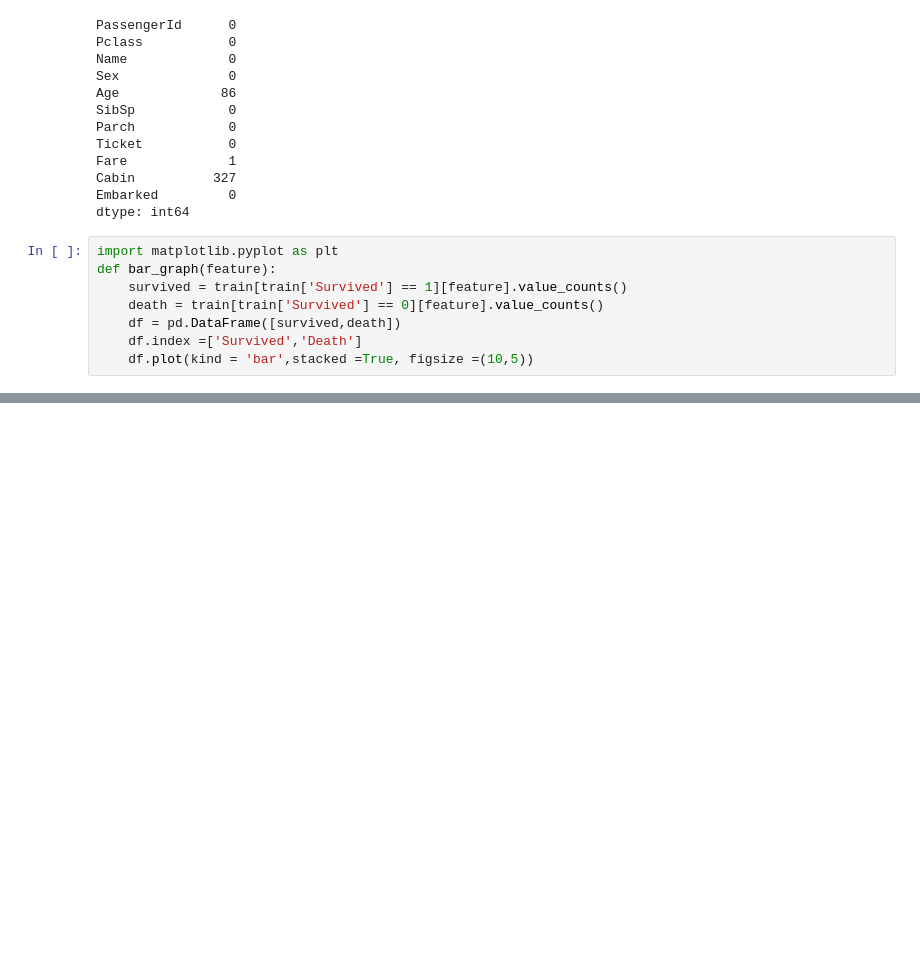
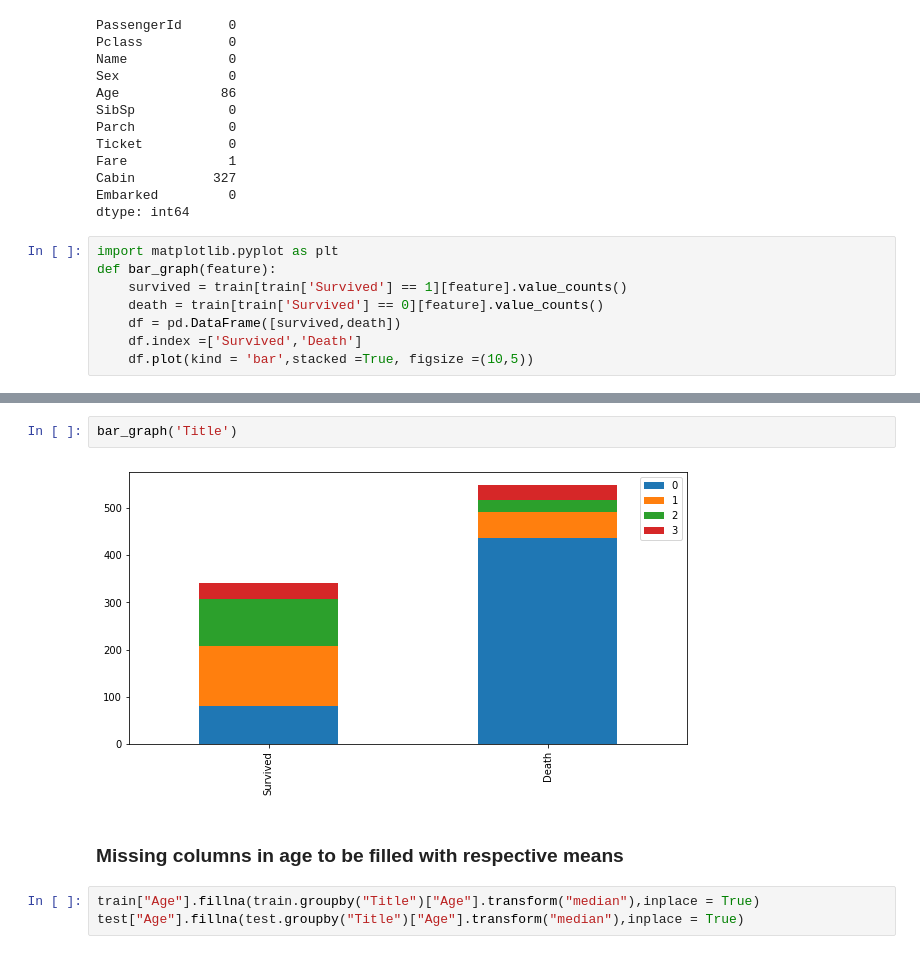
Before and after one commit to Aayushijain64/WAC-DataScience, a Jupyter notebook: Day 5/Titanic_Dataset.ipynb, the cells around one changed output, grey strips where cells are left out. Saved outputs shown, nothing was run; the diff lists cells and outputs as text; blank space fills up the shorter version.

```diff
--- a/Day 5/Titanic_Dataset.ipynb
+++ b/Day 5/Titanic_Dataset.ipynb
@@ -147,0 +264,9 @@ bar_graph('Pclass')
+# %%
+bar_graph('Title')
+# %% [output]
+[figure, added]
+# %% [markdown]
+### Missing columns in age to be filled with respective means
+# %%
+train["Age"].fillna(train.groupby("Title")["Age"].transform("median"),inplace = True)
+test["Age"].fillna(test.groupby("Title")["Age"].transform("median"),inplace = True)
```
Also changed, not shown: parts of 50 cells of this notebook.
